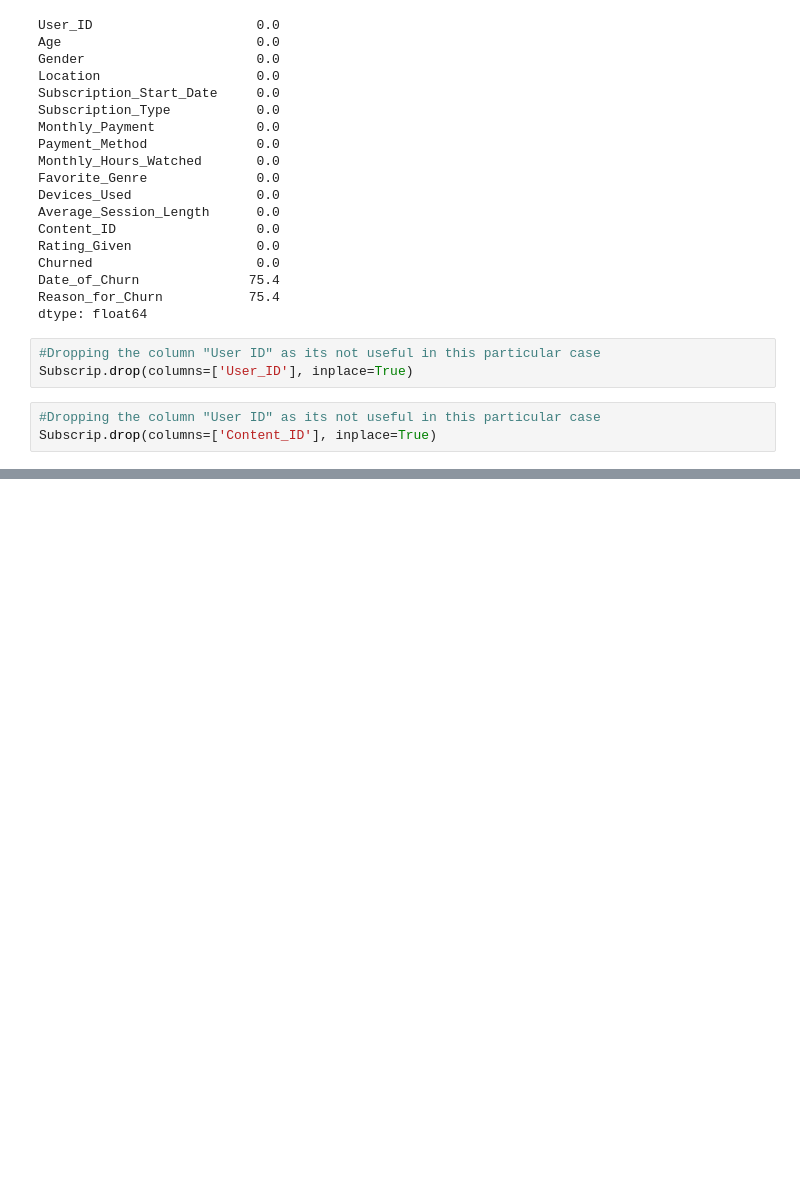
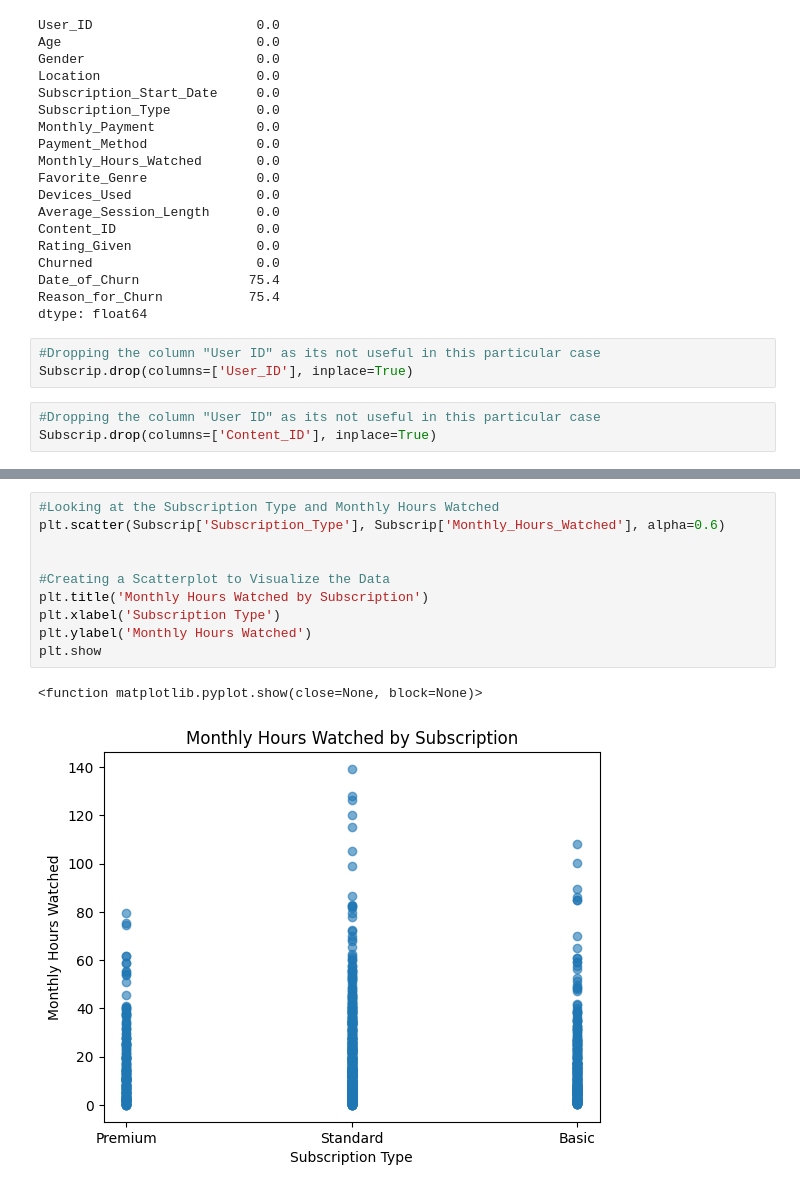
Before and after one commit to ayubsyed/Assignement1-EDA, a Jupyter notebook: Code.ipynb, the cells around one changed output, grey strips where cells are left out. Drawn from its saved outputs; the diff is of its cells as text; blank space fills up the shorter version.

```diff
--- a/Code.ipynb
+++ b/Code.ipynb
@@ -147,0 +165,13 @@ sns.histplot(Subscrip[numerical_columns], bins=10)
+# %%
+#Looking at the Subscription Type and Monthly Hours Watched
+plt.scatter(Subscrip['Subscription_Type'], Subscrip['Monthly_Hours_Watched'], alpha=0.6)
+
+
+#Creating a Scatterplot to Visualize the Data
+plt.title('Monthly Hours Watched by Subscription')
+plt.xlabel('Subscription Type')
+plt.ylabel('Monthly Hours Watched')
+plt.show
+# %% [output]
+<function matplotlib.pyplot.show(close=None, block=None)>
+[figure, added]
```
Also changed, not shown: parts of 15 cells of this notebook.
